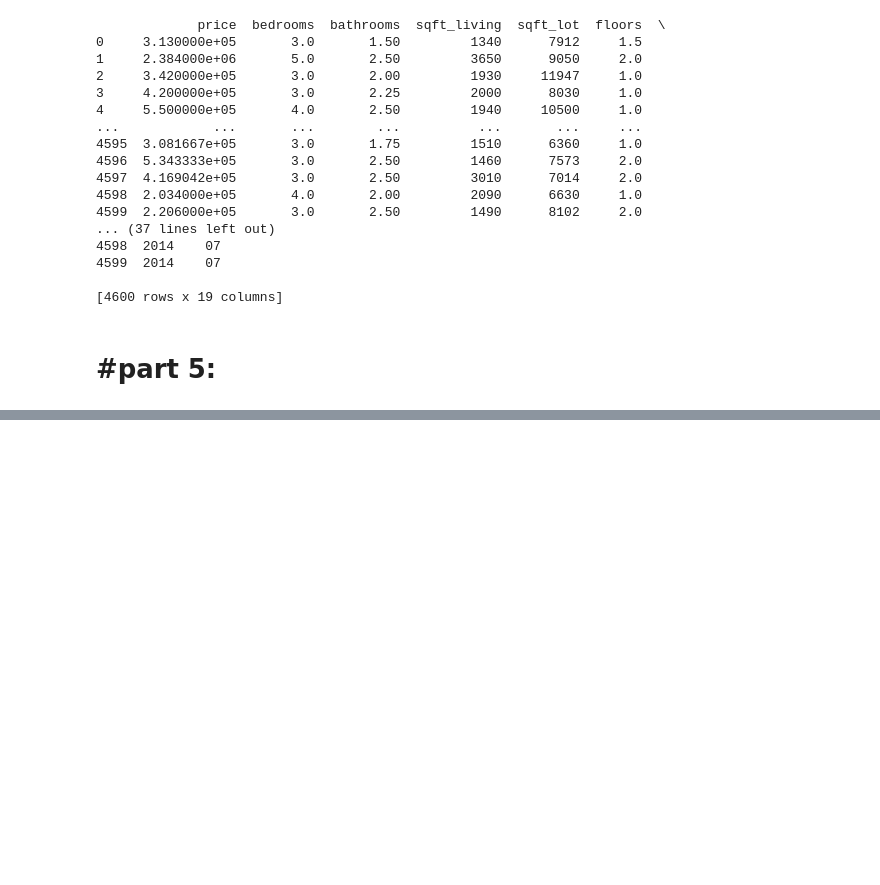
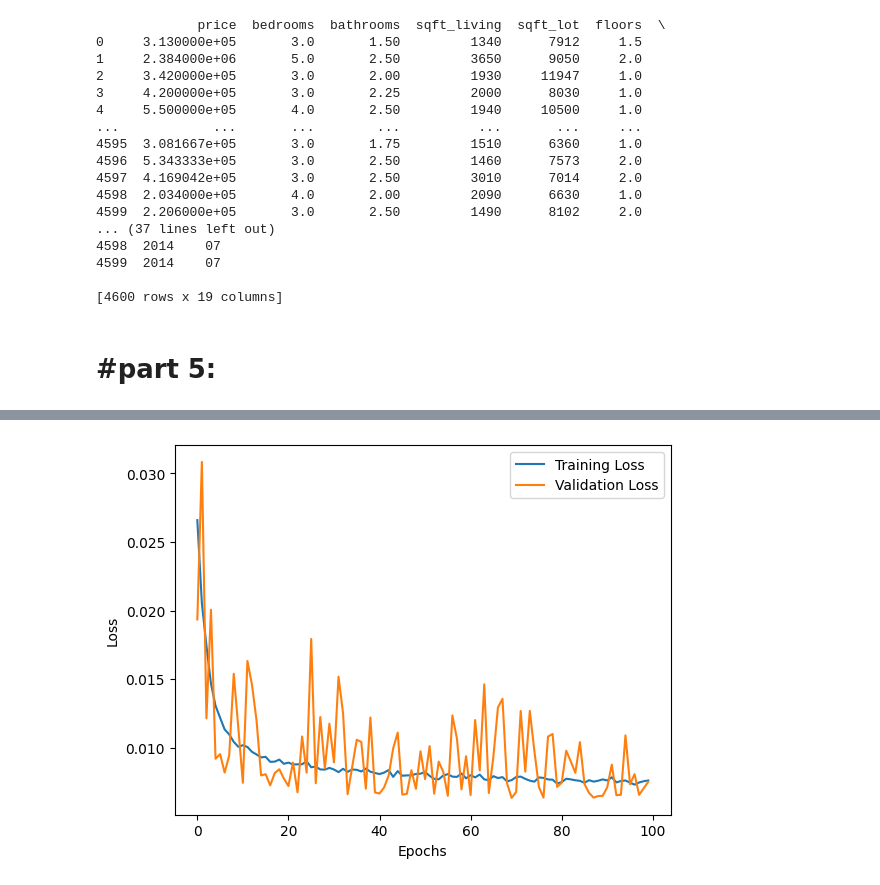
Before and after one commit to KEHSANN/hosh_masnoi, a Jupyter notebook: Q4.ipynb, the cells around one changed output, grey strips where cells are left out. Cells and saved outputs as stored; diff of their text form; code cells hidden in the pictures; blank space fills up the shorter version.

```diff
--- a/Q4.ipynb
+++ b/Q4.ipynb
@@ -271,0 +274,7 @@ plt.show()
+# %%
+model_2 = Sequential()
+model_2.add(Dense(40, activation= 'relu', input_shape = (X_train.shape[1],)))
+model_2.add(Dense(20, activation= 'relu'))
+model_2.add(Dense(10, activation= 'relu'))
+model_2.add(Dense(1, activation= 'linear'))
+model_2.summary()
@@ -271,0 +299,4 @@ plt.show()
+# %%
+model_2.compile(optimizer='sgd', loss='mae')
+
+history = model_2.fit(X_train, y_train, validation_split=0.2, epochs=100, batch_size=10)
@@ -271,0 +332,10 @@ plt.show()
+# %%
+plt.plot(history.history['loss'])
+plt.plot(history.history['val_loss'])
+
+plt.legend(['Training Loss', 'Validation Loss'])
+plt.xlabel("Epochs")
+plt.ylabel("Loss")
+plt.show()
+# %% [output]
+[figure, added]
```
Also changed, not shown: parts of 14 cells of this notebook.
